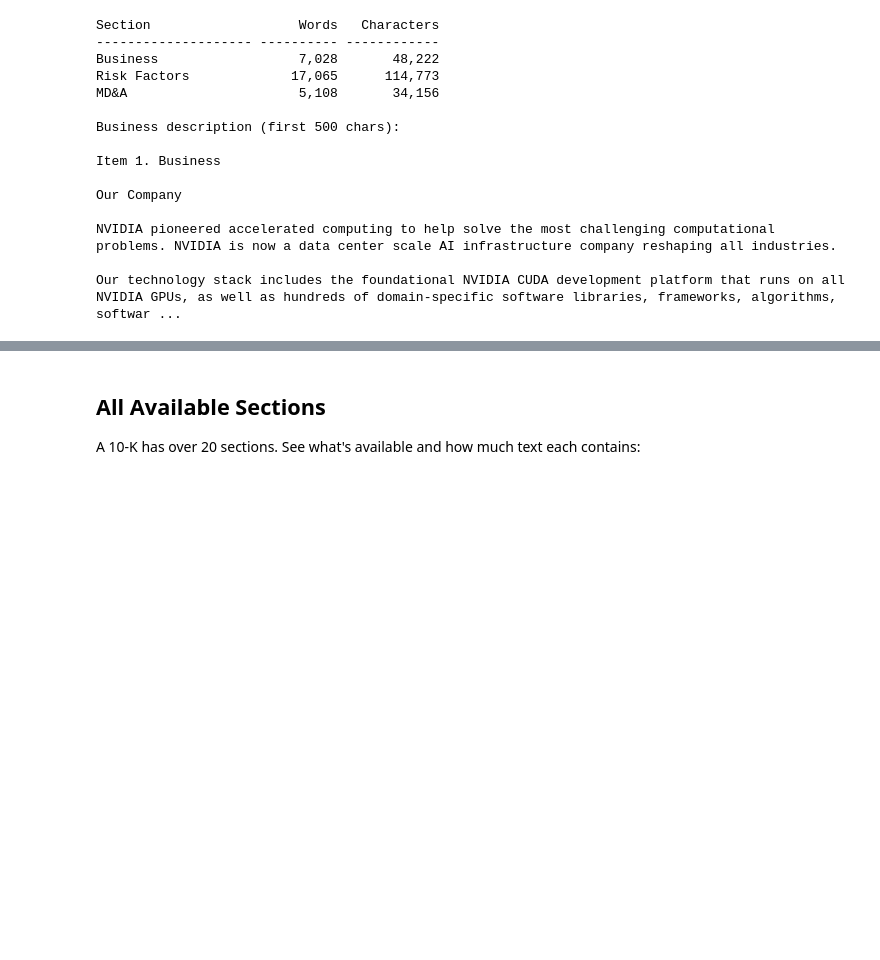
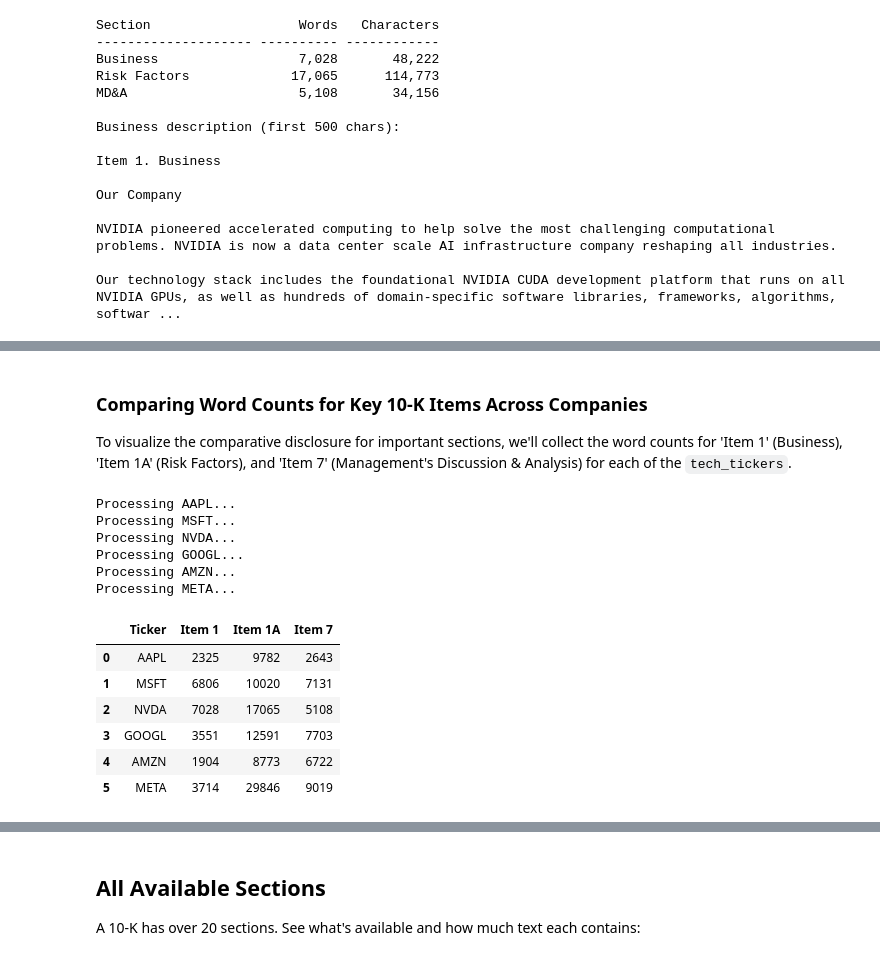
Before and after one commit to txebas/Finance, a Jupyter notebook: notebooks/sec-filing-text-nlp-python.ipynb, the cells around one changed output, grey strips where cells are left out. Drawn from its saved outputs; the diff is of its cells as text; code cells hidden in the pictures; blank space fills up the shorter version.

```diff
--- a/notebooks/sec-filing-text-nlp-python.ipynb
+++ b/notebooks/sec-filing-text-nlp-python.ipynb
@@ -148,0 +163,58 @@ Item 8         21,023 words   142,278 chars
+# %% [markdown]
+### Comparing Word Counts for Key 10-K Items Across Companies
+
+To visualize the comparative disclosure for important sections, we'll collect the word counts for 'Item 1' (Business), 'Item 1A' (Risk Factors), and 'Item 7' (Management's Discussion & Analysis) for each of the `tech_tickers`.
+# %%
+import pandas as pd
+from IPython.display import display
+
+# Initialize a list to store data for plotting
+plot_data = []
+
+# Define the key items we want to compare
+key_items_to_plot = ['Item 1', 'Item 1A', 'Item 7']
+
+# Loop through each technology ticker
+for ticker_symbol in tech_tickers:
+    print(f"Processing {ticker_symbol}...")
+    try:
+        # Get the latest 10-K filing for the company
+        filing = Company(ticker_symbol).get_filings(form="10-K")[0]
+        tenk = filing.obj()
+
+        # Prepare a dictionary to hold the word counts for this ticker
+        ticker_item_counts = {'Ticker': ticker_symbol}
+
+        # Collect word counts for the key items
+        for item_name in key_items_to_plot:
+            if item_name in tenk.items:
+                text = tenk[item_name]
+                words = len(text.split())
+                ticker_item_counts[item_name] = words
+            else:
+                # Handle cases where an item might not be present (e.g., if a 10-K structure differs)
+                ticker_item_counts[item_name] = 0 # Or numpy.nan if you prefer
+
+        plot_data.append(ticker_item_counts)
+
+    except Exception as e:
+        print(f"Could not process {ticker_symbol}: {e}")
+
+# Convert the collected data into a pandas DataFrame
+df_item_comparison = pd.DataFrame(plot_data)
+
+display(df_item_comparison)
+# %% [output]
+Processing AAPL...
+Processing MSFT...
+Processing NVDA...
+Processing GOOGL...
+Processing AMZN...
+Processing META...
+|  | Ticker | Item 1 | Item 1A | Item 7 |
+| 0 | AAPL | 2325 | 9782 | 2643 |
+| 1 | MSFT | 6806 | 10020 | 7131 |
+| 2 | NVDA | 7028 | 17065 | 5108 |
+| 3 | GOOGL | 3551 | 12591 | 7703 |
+| 4 | AMZN | 1904 | 8773 | 6722 |
+| 5 | META | 3714 | 29846 | 9019 |
```
Also changed, not shown: parts of 4 cells of this notebook.
